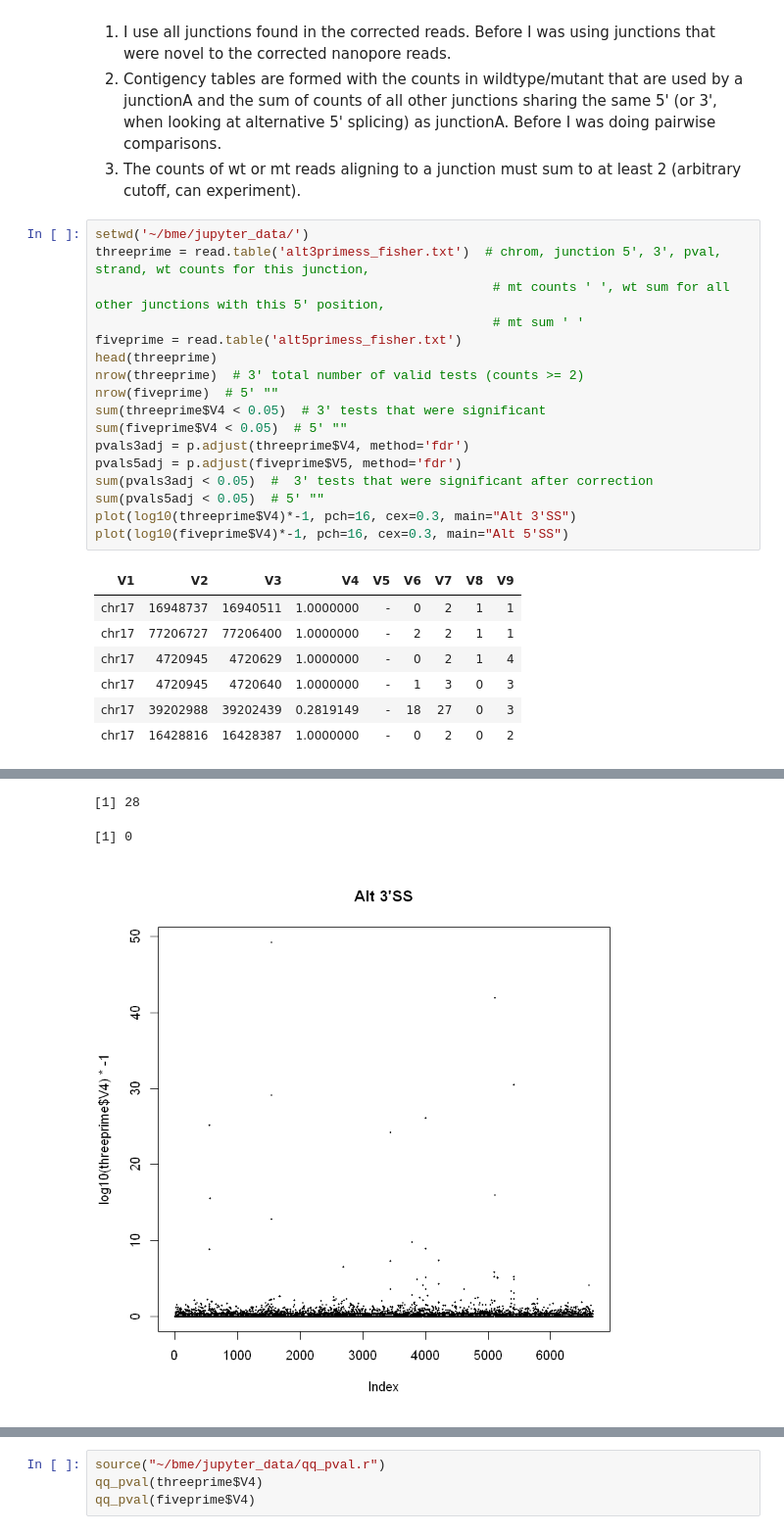
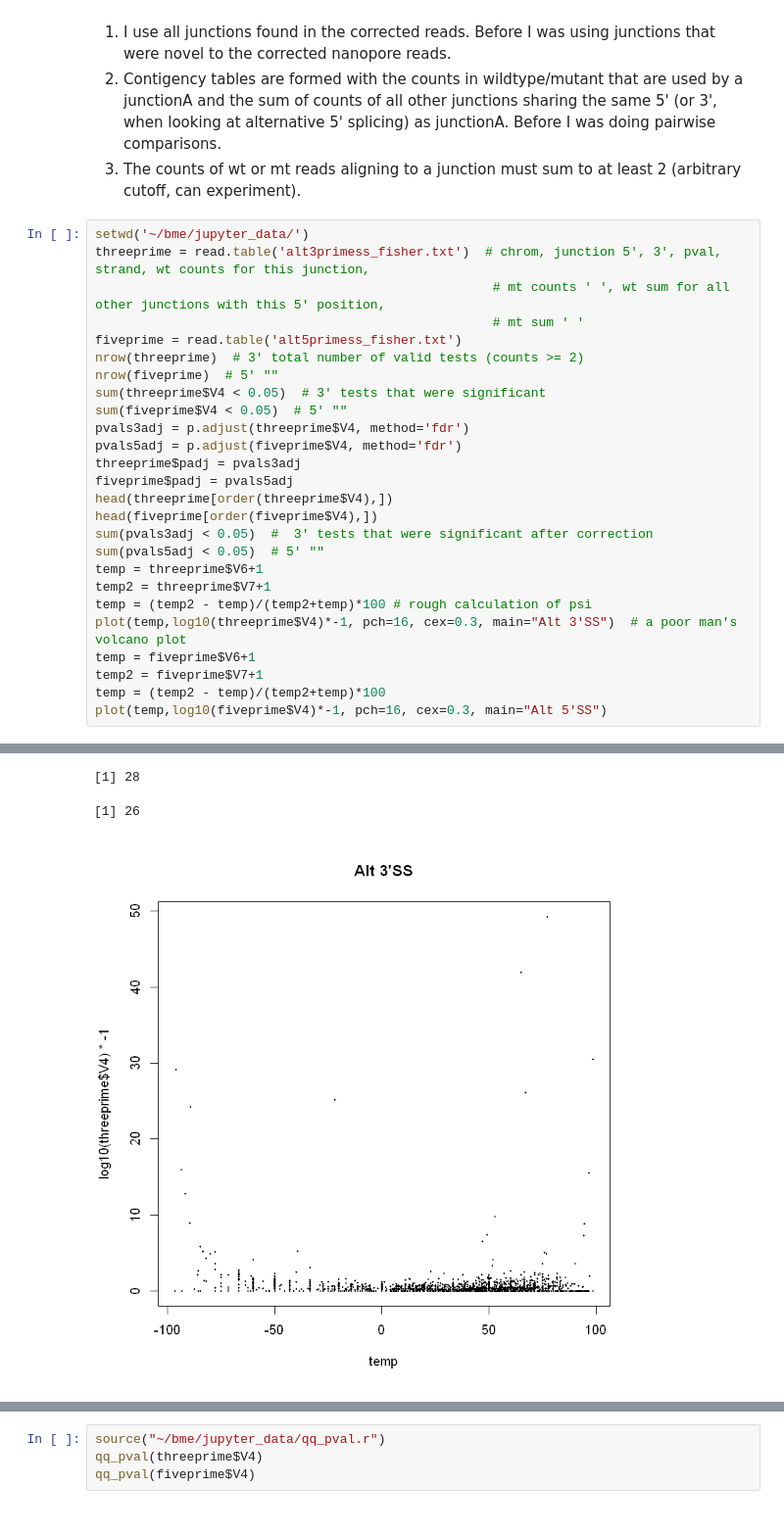
Before and after one commit to belgravia/jupyter-notebooks, a Jupyter notebook: SF3B1 CLL Alternative Splicing.ipynb, the cells around one changed output, grey strips where cells are left out. Shown at 98% size. Saved outputs shown, nothing was run; the diff lists cells and outputs as text.

```diff
--- a/SF3B1 CLL Alternative Splicing.ipynb
+++ b/SF3B1 CLL Alternative Splicing.ipynb
@@ -449,25 +449,27 @@ threeprime = read.table('alt3primess_fisher.txt')  # chrom, junction 5', 3', pva
                                                     # mt counts ' ', wt sum for all other junctions with this 5' position,
                                                     # mt sum ' '
 fiveprime = read.table('alt5primess_fisher.txt')
-head(threeprime)
 nrow(threeprime)  # 3' total number of valid tests (counts >= 2)
 nrow(fiveprime)  # 5' ""
 sum(threeprime$V4 < 0.05)  # 3' tests that were significant
 sum(fiveprime$V4 < 0.05)  # 5' ""
 pvals3adj = p.adjust(threeprime$V4, method='fdr')
-pvals5adj = p.adjust(fiveprime$V5, method='fdr')
+pvals5adj = p.adjust(fiveprime$V4, method='fdr')
+threeprime$padj = pvals3adj
+fiveprime$padj = pvals5adj
+head(threeprime[order(threeprime$V4),])
+head(fiveprime[order(fiveprime$V4),])
 sum(pvals3adj < 0.05)  #  3' tests that were significant after correction
 sum(pvals5adj < 0.05)  # 5' ""
-plot(log10(threeprime$V4)*-1, pch=16, cex=0.3, main="Alt 3'SS")
-plot(log10(fiveprime$V4)*-1, pch=16, cex=0.3, main="Alt 5'SS")
+temp = threeprime$V6+1
+temp2 = threeprime$V7+1
+temp = (temp2 - temp)/(temp2+temp)*100 # rough calculation of psi
+plot(temp,log10(threeprime$V4)*-1, pch=16, cex=0.3, main="Alt 3'SS")  # a poor man's volcano plot
+temp = fiveprime$V6+1
+temp2 = fiveprime$V7+1
+temp = (temp2 - temp)/(temp2+temp)*100
+plot(temp,log10(fiveprime$V4)*-1, pch=16, cex=0.3, main="Alt 5'SS")
 # %% [output]
-| V1 | V2 | V3 | V4 | V5 | V6 | V7 | V8 | V9 |
-| chr17 | 16948737 | 16940511 | 1.0000000 | - | 0 | 2 | 1 | 1 |
-| chr17 | 77206727 | 77206400 | 1.0000000 | - | 2 | 2 | 1 | 1 |
-| chr17 | 4720945 | 4720629 | 1.0000000 | - | 0 | 2 | 1 | 4 |
-| chr17 | 4720945 | 4720640 | 1.0000000 | - | 1 | 3 | 0 | 3 |
-| chr17 | 39202988 | 39202439 | 0.2819149 | - | 18 | 27 | 0 | 3 |
-| chr17 | 16428816 | 16428387 | 1.0000000 | - | 0 | 2 | 0 | 2 |
 [1] 6680
 [1] 5835
 [1] 189
@@ -475,3 +491,3 @@ plot(log10(fiveprime$V4)*-1, pch=16, cex=0.3, main="Alt 5'SS")
 [1] 28
-[1] 0
+[1] 26
-[figure, old version]
+[figure, new version]
```
Also changed, not shown: parts of 3 cells of this notebook.
